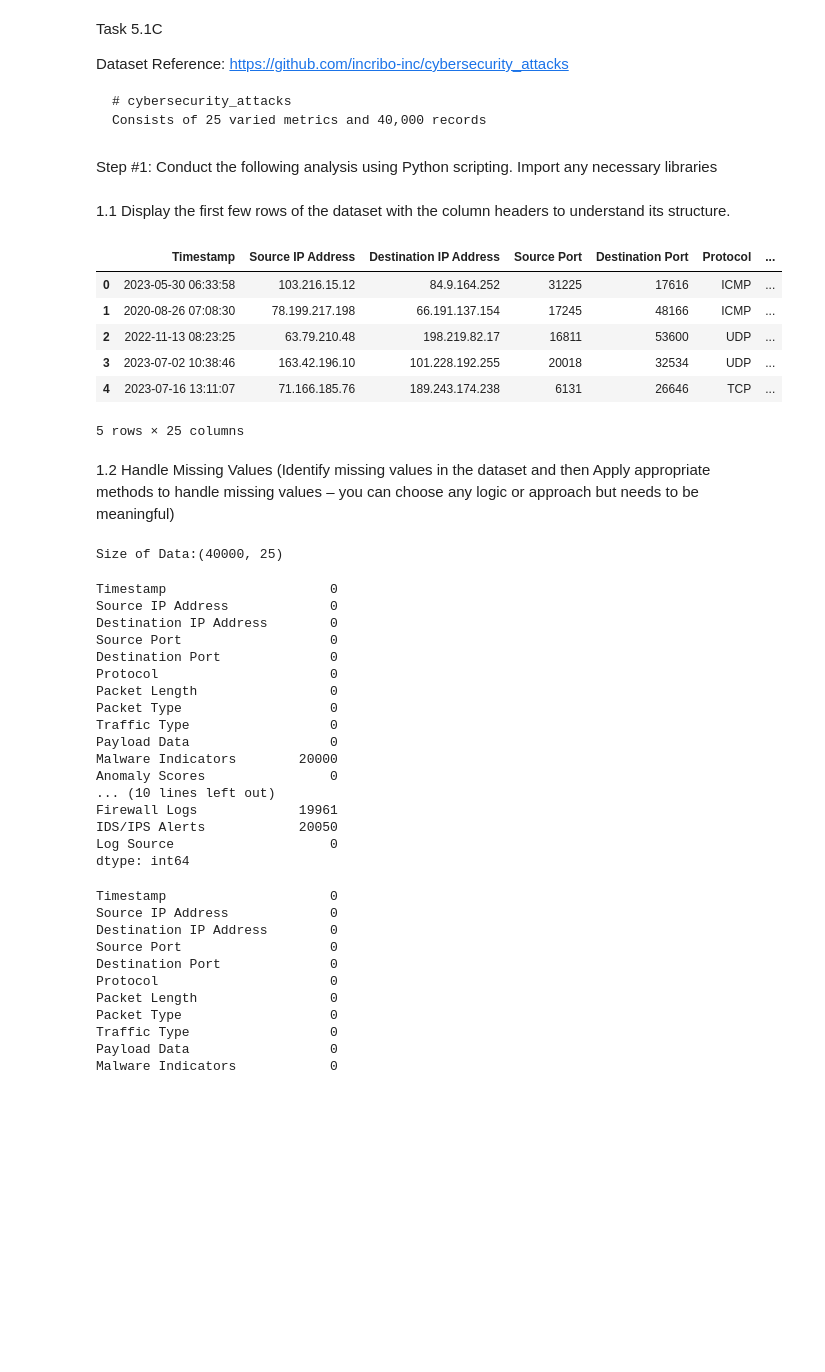
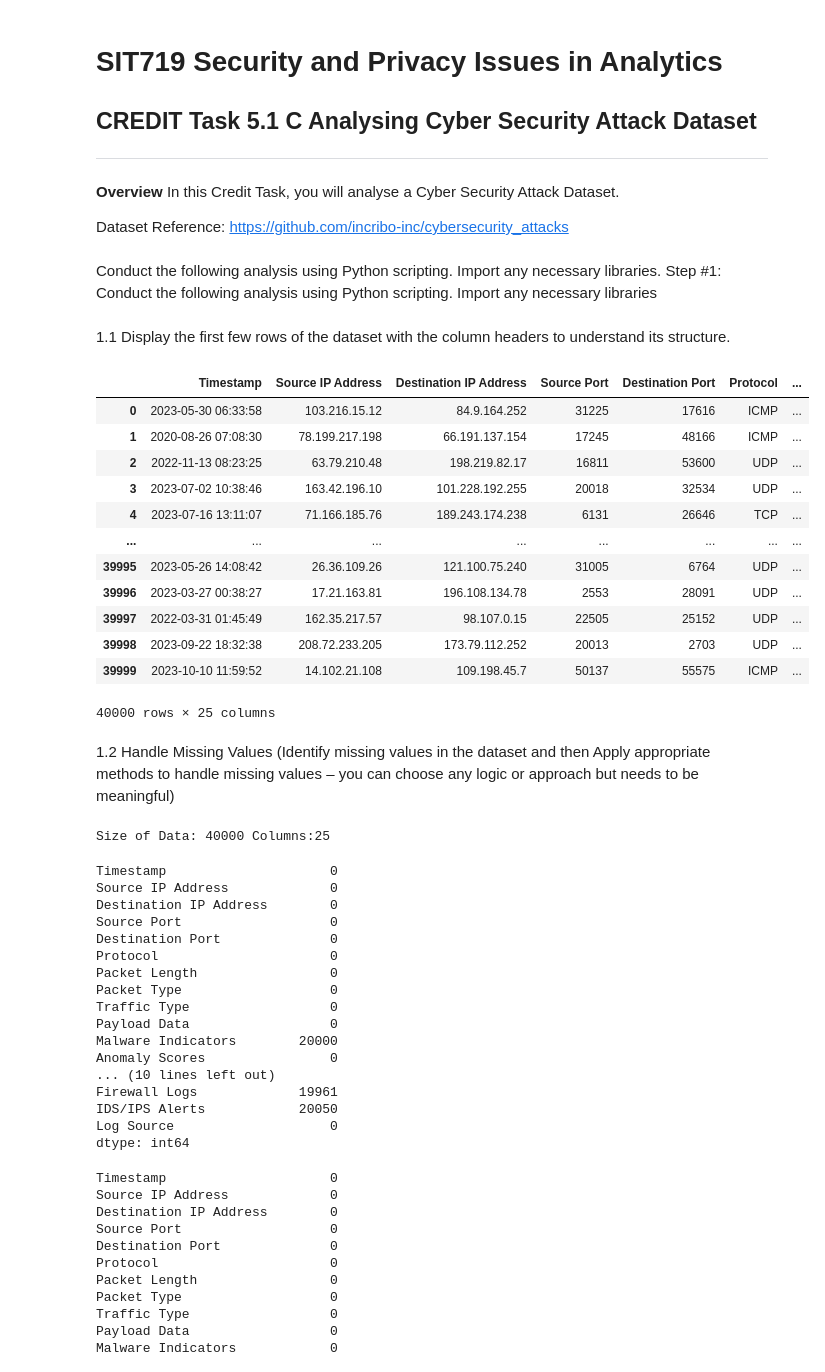
Before and after one commit to Shounaks/SIT719_Analytics_For_Security_And_Privacy, a Jupyter notebook: task-5.1C.ipynb, the cells around one changed output. Saved outputs shown, nothing was run; the diff lists cells and outputs as text; code cells hidden in the pictures; blank space fills up the shorter version.

````diff
--- a/task-5.1C.ipynb
+++ b/task-5.1C.ipynb
@@ -1,13 +1,13 @@
 # %% [markdown]
-Task 5.1C
+# SIT719 Security and Privacy Issues in Analytics
+## CREDIT Task 5.1 C Analysing Cyber Security Attack Dataset
+---
+__Overview__
+In this Credit Task, you will analyse a Cyber Security Attack Dataset.
 
 Dataset Reference: https://github.com/incribo-inc/cybersecurity_attacks
-
-```markdown
-# cybersecurity_attacks
-Consists of 25 varied metrics and 40,000 records
-```
 # %% [markdown]
+Conduct the following analysis using Python scripting. Import any necessary libraries.
 Step #1: Conduct the following analysis using Python scripting. Import any necessary libraries
 # %%
 import ipaddress
@@ -22,22 +22,28 @@ import matplotlib.pyplot as plt
 1.1 Display the first few rows of the dataset with the column headers to understand its structure.
 # %%
 df = pd.read_csv("data/cybersecurity_attacks.csv")
-df.head()
+df
 # %% [output]
 |  | Timestamp | Source IP Address | Destination IP Address | Source Port | Destination Port | Protocol | ... |
 | 0 | 2023-05-30 06:33:58 | 103.216.15.12 | 84.9.164.252 | 31225 | 17616 | ICMP | ... |
 | 1 | 2020-08-26 07:08:30 | 78.199.217.198 | 66.191.137.154 | 17245 | 48166 | ICMP | ... |
 | 2 | 2022-11-13 08:23:25 | 63.79.210.48 | 198.219.82.17 | 16811 | 53600 | UDP | ... |
 | 3 | 2023-07-02 10:38:46 | 163.42.196.10 | 101.228.192.255 | 20018 | 32534 | UDP | ... |
 | 4 | 2023-07-16 13:11:07 | 71.166.185.76 | 189.243.174.238 | 6131 | 26646 | TCP | ... |
+| ... | ... | ... | ... | ... | ... | ... | ... |
+| 39995 | 2023-05-26 14:08:42 | 26.36.109.26 | 121.100.75.240 | 31005 | 6764 | UDP | ... |
+| 39996 | 2023-03-27 00:38:27 | 17.21.163.81 | 196.108.134.78 | 2553 | 28091 | UDP | ... |
+| 39997 | 2022-03-31 01:45:49 | 162.35.217.57 | 98.107.0.15 | 22505 | 25152 | UDP | ... |
+| 39998 | 2023-09-22 18:32:38 | 208.72.233.205 | 173.79.112.252 | 20013 | 2703 | UDP | ... |
+| 39999 | 2023-10-10 11:59:52 | 14.102.21.108 | 109.198.45.7 | 50137 | 55575 | ICMP | ... |
-5 rows × 25 columns
+40000 rows × 25 columns
 # %% [markdown]
 1.2 Handle Missing Values (Identify missing values in the dataset and then Apply appropriate methods to handle missing values – you can choose any logic or approach but needs to be meaningful)
 # %%
-print("Size of Data:" + str(df.shape))
+print("Size of Data: " + str(df.shape[0]) + " Columns:" + str(df.shape[1]))
 df.isnull().sum()
 # %% [output]
-Size of Data:(40000, 25)
+Size of Data: 40000 Columns:25
 Timestamp                     0
 Source IP Address             0
 Destination IP Address        0
````
Also changed, not shown: parts of 4 cells of this notebook, 11 other files.
